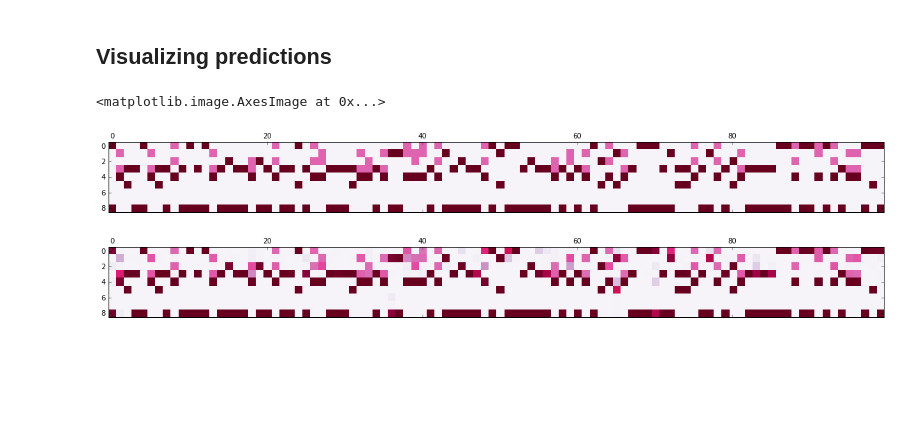
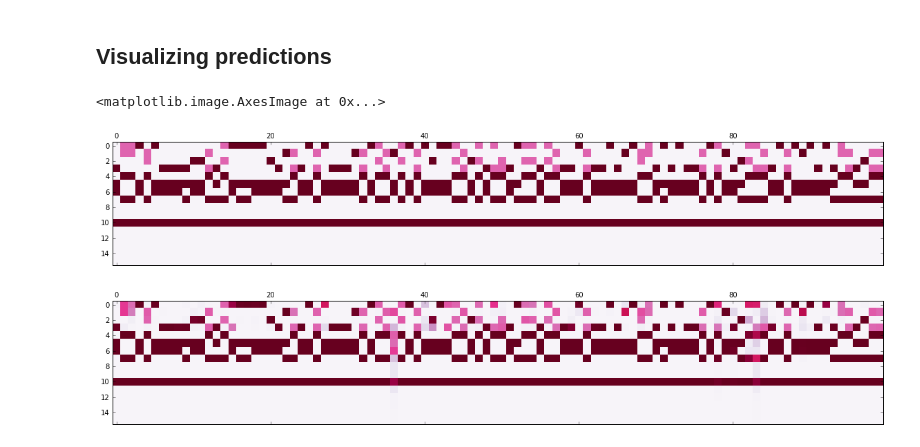
Before and after one commit to aquaskyline/Clairvoyante, a Jupyter notebook: jupyter_nb/demo.ipynb, the cells around one changed output. Cells and saved outputs as stored; diff of their text form; code cells hidden in the pictures; blank space fills up the shorter version.

```diff
--- a/jupyter_nb/demo.ipynb
+++ b/jupyter_nb/demo.ipynb
@@ -79,7 +79,7 @@ m.init()
 # training the model. The code train on all variants and validate on the first 10% variant sites
 trainingStart = time.time()
 trainBatchSize = param.trainBatchSize
-validationLosts = []
+validationLosses = []
 numValItems = int(len(XArray) * 0.1 + 0.499)
 print >> sys.stderr, "Start at learning rate: %.2e" % m.setLearningRate(0.001)
 c = 0; maxLearningRateSwitch = 3
@@ -95,23 +95,25 @@ while i < (1 + int(param.maxEpoch * total / trainBatchSize + 0.499)):
     YBatch, _, _ = utils.DecompressArray(YArrayCompressed, datasetPtr, trainBatchSize, total)
     loss, _ = m.train(XBatch, YBatch)
     if endFlag != 0:
-        validationLost = m.getLoss( valXArray, valYArray )
+        validationLoss = m.getLoss( valXArray, valYArray )
         print >> sys.stderr, " ".join([str(i),\
-                                       "Training lost:", str(loss/trainBatchSize),\
-                                       "Validation lost: ", str(validationLost/numValItems),\
+                                       "Training losses:", str(loss/trainBatchSize),\
+                                       "Validation losses: ", str(validationLoss/numValItems),\
                                        "Epoch time elapsed: %.2f s" % (time.time() - epochStart)])
-        validationLosts.append( (validationLost, i) )
+        validationLosses.append( (validationLoss, i) )
         c += 1
         flag = 0
-        if c >= 4:
-            if validationLosts[-4][0] - validationLosts[-3][0] > 0:
-                if validationLosts[-3][0] - validationLosts[-2][0] < 0:
-                    if validationLosts[-2][0] - validationLosts[-1][0] > 0:
-                        flag = 1
-            elif validationLosts[-4][0] - validationLosts[-3][0] < 0:
-                if validationLosts[-3][0] - validationLosts[-2][0] > 0:
-                    if validationLosts[-2][0] - validationLosts[-1][0] < 0:
-                        flag = 1
+        if c >= 5:
+            if validationLosses[-5][0] - validationLosses[-4][0] < 0:
+                if validationLosses[-4][0] - validationLosses[-3][0] > 0:
+                    if validationLosses[-3][0] - validationLosses[-2][0] < 0:
+                        if validationLosses[-2][0] - validationLosses[-1][0] > 0:
+                            flag = 1
+            elif validationLosses[-5][0] - validationLosses[-4][0] > 0:
+                if validationLosses[-4][0] - validationLosses[-3][0] < 0:
+                    if validationLosses[-3][0] - validationLosses[-2][0] > 0:
+                        if validationLosses[-2][0] - validationLosses[-1][0] < 0:
+                            flag = 1
             else: flag = 1
         if flag == 1:
             maxLearningRateSwitch -= 1
@@ -236,12 +295,13 @@ Model evaluation on the chr22 variants:
 # %%
 # Compare the output of the expected calls and the predicted calls
 arrayStart = 0
 arrayEnd = 100
 figure(figsize=(20, 5))
 matshow(YArray[arrayStart:arrayEnd,:].transpose(), fignum=0, cmap=cm.PuRd)
 figure(figsize=(20, 5))
-matshow(np.concatenate( (bases[arrayStart:arrayEnd,:],ts[arrayStart:arrayEnd,:]),1).transpose(), fignum=0, cmap=cm.PuRd)
+matshow(np.concatenate( (bases[arrayStart:arrayEnd,:],zs[arrayStart:arrayEnd,:],\
+                         ts[arrayStart:arrayEnd,:],ls[arrayStart:arrayEnd,:]),1).transpose(), fignum=0, cmap=cm.PuRd)
 # %% [output]
 <matplotlib.image.AxesImage at 0x...>
-[figure, old version]
+[figure, new version]
-[figure, old version]
+[figure, new version]
```
Also changed, not shown: parts of 5 cells of this notebook, 3 other files.
